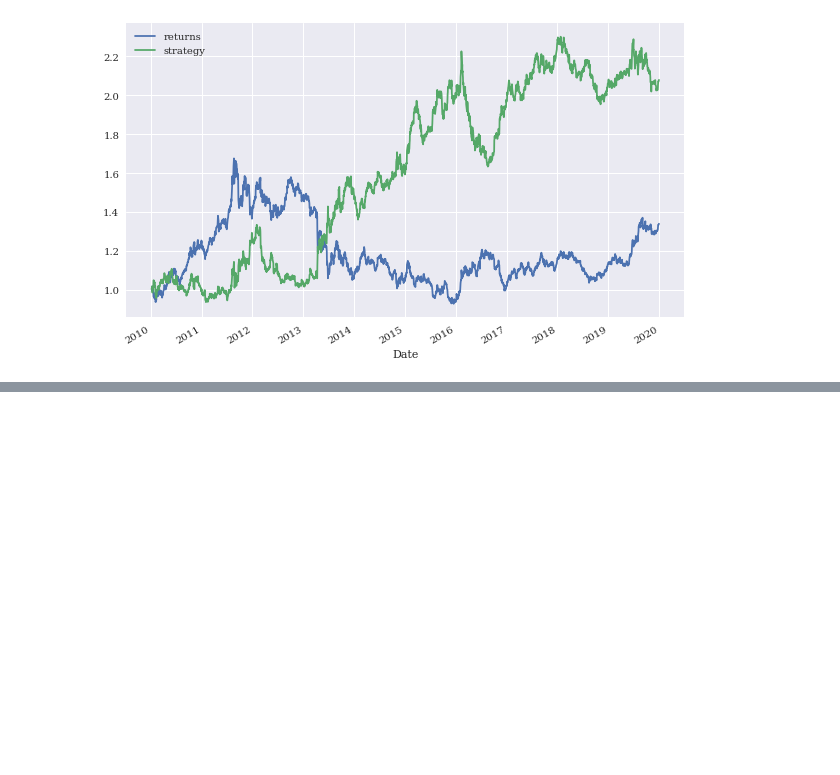
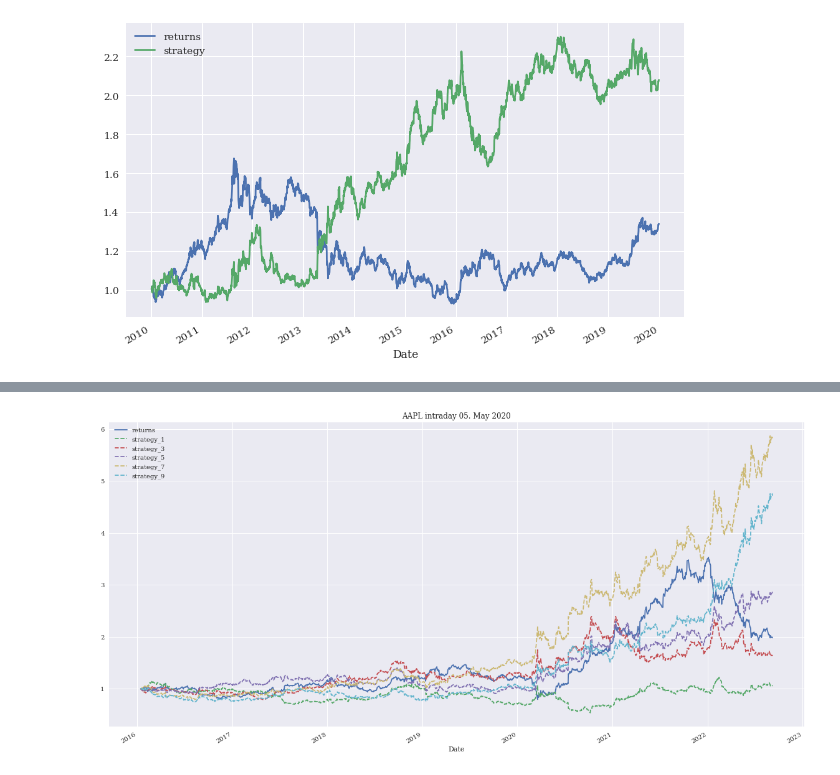
Before and after one commit to omsouravsharma/Python_for_algorithmic_trading-, a Jupyter notebook: Chapter 2.ipynb, the cells around one changed output, grey strips where cells are left out. Drawn from its saved outputs; the diff is of its cells as text; code cells hidden in the pictures; blank space fills up the shorter version.

```diff
--- a/Chapter 2.ipynb
+++ b/Chapter 2.ipynb
@@ -205,0 +238,17 @@ PG 102 try live example WIPRO
+# %%
+data['returns'] = np.log(data['Close'] /
+data['Close'].shift(1))
+# %%
+to_plot = ['returns']
+# %%
+for m in [1, 3, 5, 7, 9]:
+    data['position_%d' % m] = np.sign(data['returns'].rolling(m).mean())
+    data['strategy_%d' % m] = (data['position_%d' % m].shift(1) *
+    data['returns'])
+    to_plot.append('strategy_%d' % m)
+# %%
+data[to_plot].dropna().cumsum().apply(np.exp).plot(
+title='AAPL intraday 05. May 2020',
+figsize=(20, 10), style=['-', '--', '--', '--', '--', '--']);
+# %% [output]
+[figure, added]
```
Also changed, not shown: parts of 7 cells of this notebook.
